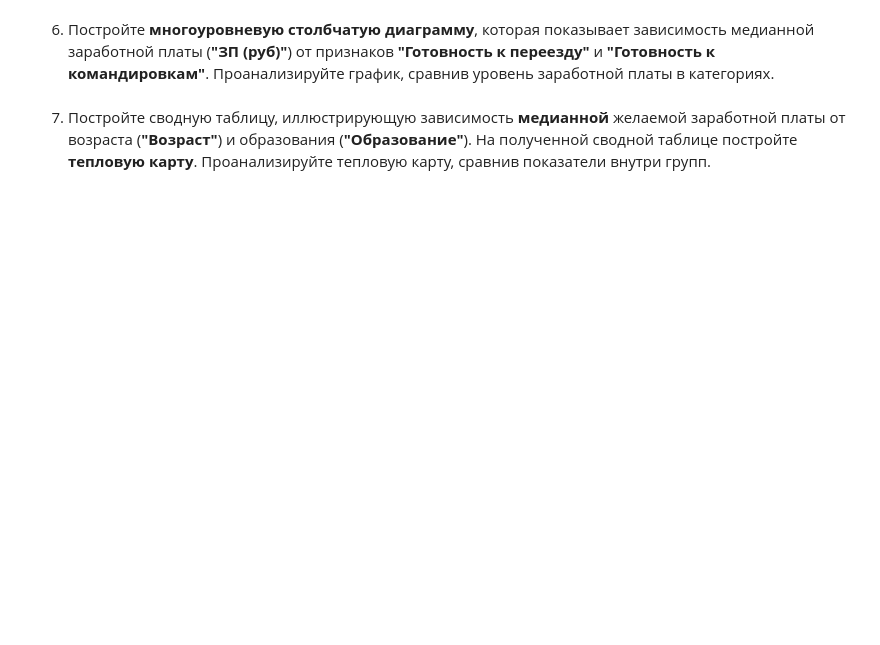
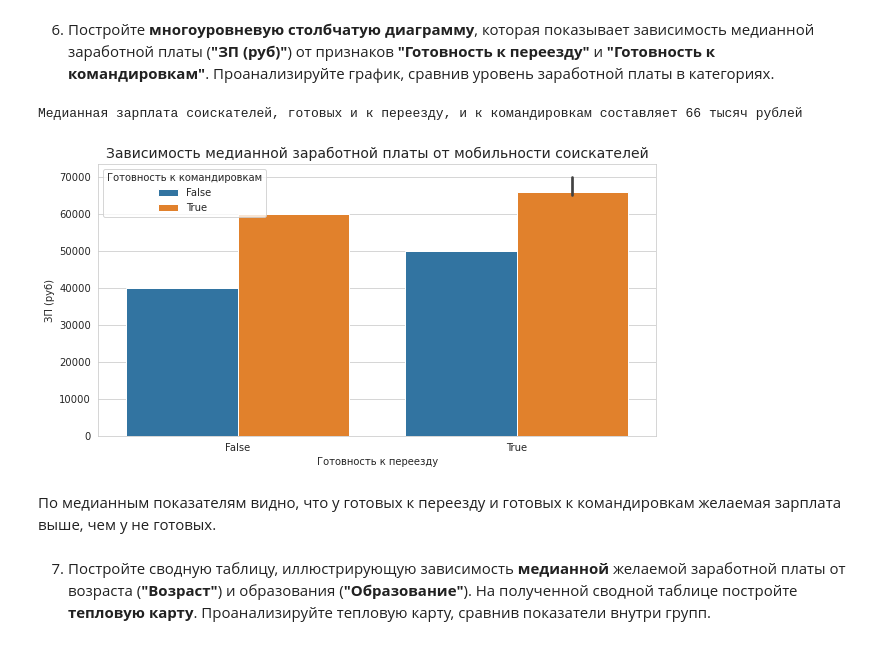
Before and after one commit to SergeyObukhov/sf_data_science, a Jupyter notebook: projekt_1/Project_1.ipynb, the cells around one changed output. Drawn from its saved outputs; the diff is of its cells as text; code cells hidden in the pictures; blank space fills up the shorter version.

```diff
--- a/projekt_1/Project_1.ipynb
+++ b/projekt_1/Project_1.ipynb
@@ -709,4 +730,23 @@ print(hh_df[(hh_df['Образование'] == 'среднее специаль
 # %% [markdown]
 6. Постройте **многоуровневую столбчатую диаграмму**, которая показывает зависимость медианной заработной платы (**"ЗП (руб)"**) от признаков **"Готовность к переезду"** и **"Готовность к командировкам"**. Проанализируйте график, сравнив уровень заработной платы в категориях.
 # %%
-# ваш код здесь
+sns.set_style('whitegrid')
+
+fig = plt.figure(figsize=(10, 5))
+barplot1 = sns.barplot(
+    data=hh_df,
+    x='Готовность к переезду',
+    y='ЗП (руб)',
+    hue='Готовность к командировкам',
+    estimator=np.median
+);
+
+barplot1.set_title('Зависимость медианной заработной платы от мобильности соискателей', fontsize=14);
+
+# ответ на задание 4.6
+salary_mobile_median = hh_df[mask_moving_readines]['ЗП (руб)'].median()/1000
+print(f'Медианная зарплата соискателей, готовых и к переезду,\
+ и к командировкам составляет {round(salary_mobile_median)} тысяч рублей')
+# %% [output]
+Медианная зарплата соискателей, готовых и к переезду, и к командировкам составляет 66 тысяч рублей
+[figure, added]
@@ -715,3 +753,5 @@ print(hh_df[(hh_df['Образование'] == 'среднее специаль
+# %% [markdown]
+По медианным показателям видно, что у готовых к переезду и готовых к командировкам желаемая зарплата выше, чем у не готовых.
 # %% [markdown]
 7. Постройте сводную таблицу, иллюстрирующую зависимость **медианной** желаемой заработной платы от возраста (**"Возраст"**) и образования (**"Образование"**). На полученной сводной таблице постройте **тепловую карту**. Проанализируйте тепловую карту, сравнив показатели внутри групп.
 # %%
```
Also changed, not shown: parts of 8 cells of this notebook.
